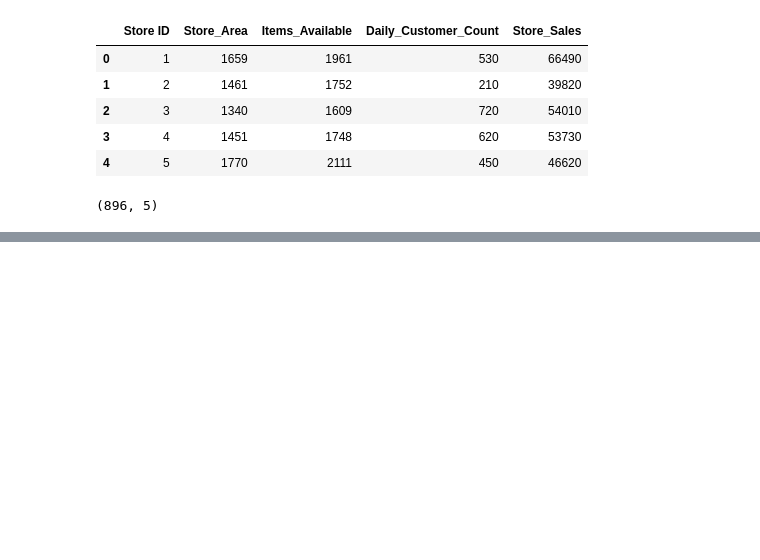
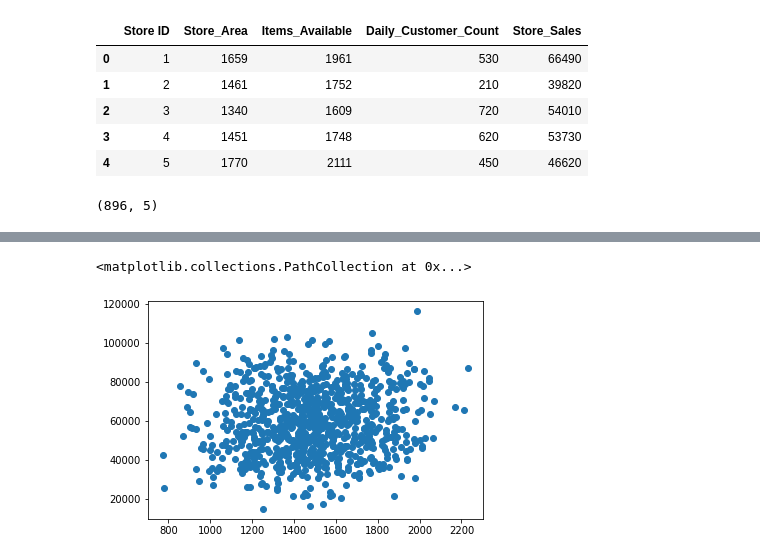
Before and after one commit to nandan-06/Store-sales, a Jupyter notebook: storeSales.ipynb, the cells around one changed output, grey strips where cells are left out. Cells and saved outputs as stored; diff of their text form; code cells hidden in the pictures; blank space fills up the shorter version.

```diff
--- a/storeSales.ipynb
+++ b/storeSales.ipynb
@@ -17,0 +74,5 @@ df.shape
+# %%
+plt.scatter(df['store_area'], df['store_sales'])
+# %% [output]
+<matplotlib.collections.PathCollection at 0x...>
+[figure, added]
```
Also changed, not shown: parts of 10 cells of this notebook.
